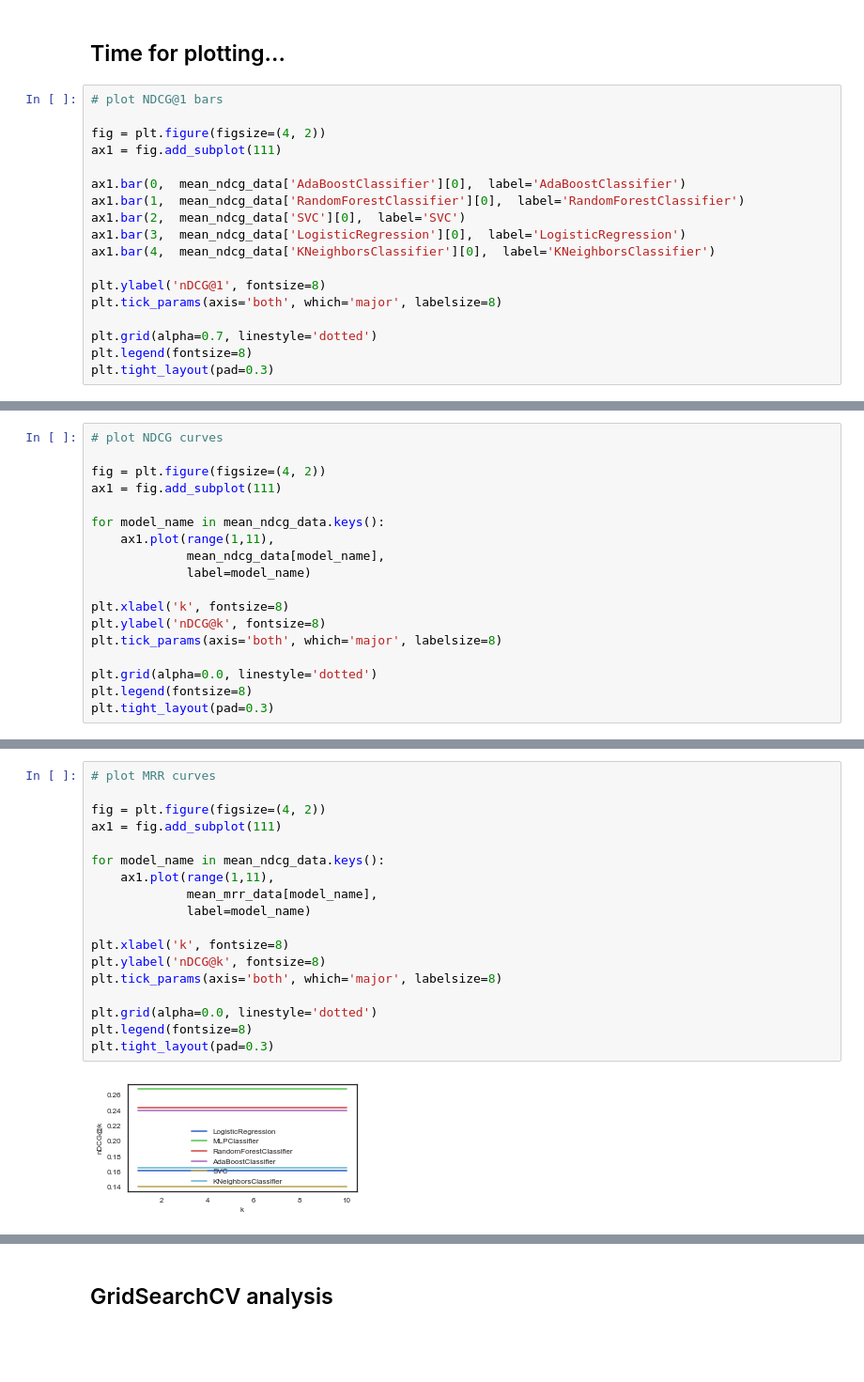
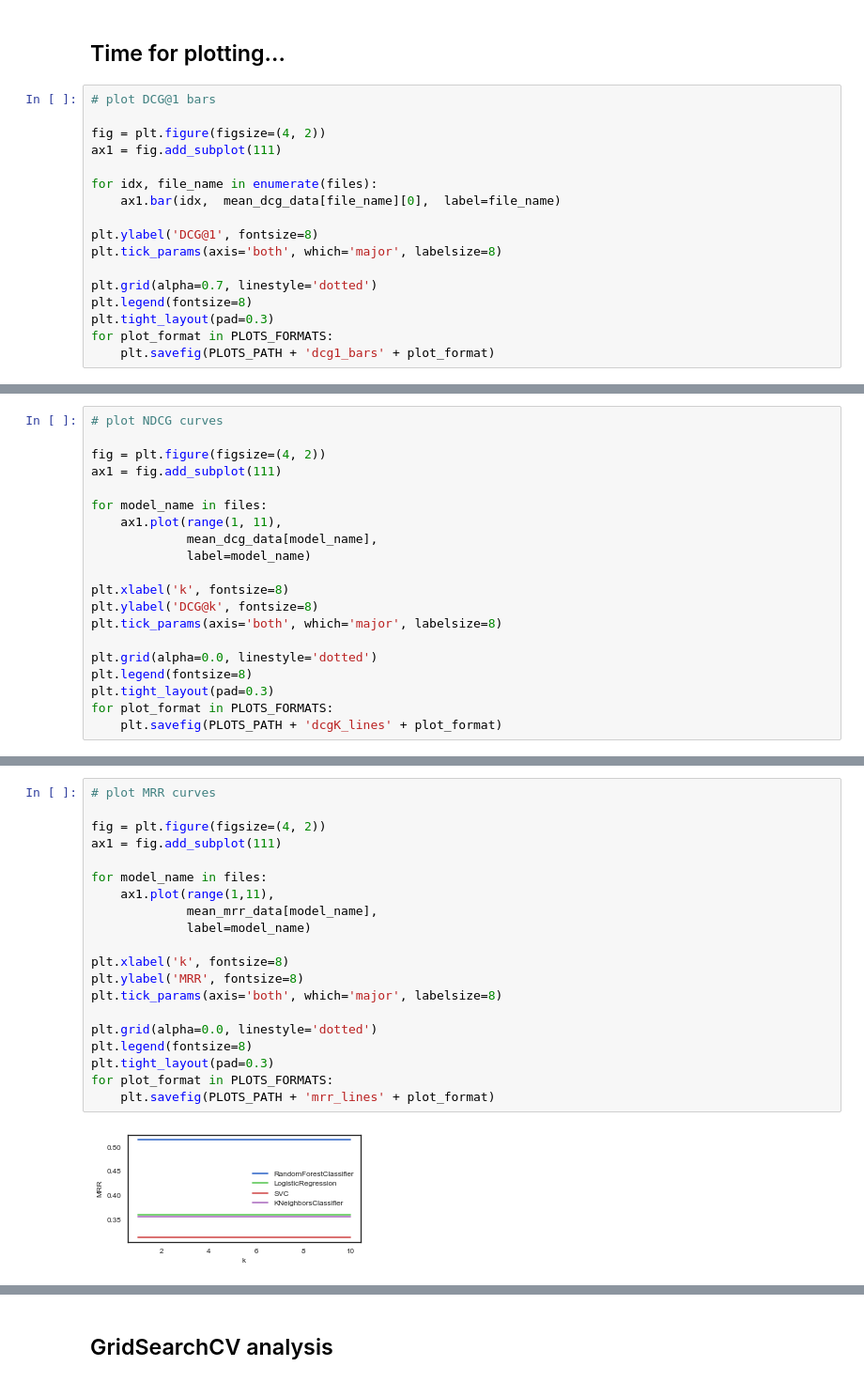
Before and after one commit to enricorotundo/StackexchangeDatadumpQualityAnnotator, a Jupyter notebook: Analysis/Tasks/BestAnswer/Performance Analysis.ipynb, the cells around one changed output, grey strips where cells are left out. Shown at 94% size. Cells and saved outputs as stored; diff of their text form; blank space fills up the shorter version.

```diff
--- a/Analysis/Tasks/BestAnswer/Performance Analysis.ipynb
+++ b/Analysis/Tasks/BestAnswer/Performance Analysis.ipynb
@@ -102,20 +129,19 @@ SVC
 # %% [markdown]
 ## Time for plotting...
 # %%
-# plot NDCG@1 bars
+# plot DCG@1 bars
 
 fig = plt.figure(figsize=(4, 2))
 ax1 = fig.add_subplot(111)
 
-ax1.bar(0,  mean_ndcg_data['AdaBoostClassifier'][0],  label='AdaBoostClassifier')
-ax1.bar(1,  mean_ndcg_data['RandomForestClassifier'][0],  label='RandomForestClassifier')
-ax1.bar(2,  mean_ndcg_data['SVC'][0],  label='SVC')
-ax1.bar(3,  mean_ndcg_data['LogisticRegression'][0],  label='LogisticRegression')
-ax1.bar(4,  mean_ndcg_data['KNeighborsClassifier'][0],  label='KNeighborsClassifier')
+for idx, file_name in enumerate(files):
+    ax1.bar(idx,  mean_dcg_data[file_name][0],  label=file_name)
 
-plt.ylabel('nDCG@1', fontsize=8)
+plt.ylabel('DCG@1', fontsize=8)
 plt.tick_params(axis='both', which='major', labelsize=8)
 
 plt.grid(alpha=0.7, linestyle='dotted')
 plt.legend(fontsize=8)
 plt.tight_layout(pad=0.3)
+for plot_format in PLOTS_FORMATS:
+    plt.savefig(PLOTS_PATH + 'dcg1_bars' + plot_format)
@@ -125,16 +153,18 @@ plt.tight_layout(pad=0.3)
 fig = plt.figure(figsize=(4, 2))
 ax1 = fig.add_subplot(111)
 
-for model_name in mean_ndcg_data.keys():
-    ax1.plot(range(1,11),
-             mean_ndcg_data[model_name],
+for model_name in files:
+    ax1.plot(range(1, 11),
+             mean_dcg_data[model_name],
              label=model_name)
 
 plt.xlabel('k', fontsize=8)
-plt.ylabel('nDCG@k', fontsize=8)
+plt.ylabel('DCG@k', fontsize=8)
 plt.tick_params(axis='both', which='major', labelsize=8)
 
 plt.grid(alpha=0.0, linestyle='dotted')
 plt.legend(fontsize=8)
 plt.tight_layout(pad=0.3)
+for plot_format in PLOTS_FORMATS:
+    plt.savefig(PLOTS_PATH + 'dcgK_lines' + plot_format)
 # %% [output]
@@ -142,20 +172,22 @@ plt.tight_layout(pad=0.3)
 # %%
 # plot MRR curves
 
 fig = plt.figure(figsize=(4, 2))
 ax1 = fig.add_subplot(111)
 
-for model_name in mean_ndcg_data.keys():
+for model_name in files:
     ax1.plot(range(1,11),
              mean_mrr_data[model_name],
              label=model_name)
 
 plt.xlabel('k', fontsize=8)
-plt.ylabel('nDCG@k', fontsize=8)
+plt.ylabel('MRR', fontsize=8)
 plt.tick_params(axis='both', which='major', labelsize=8)
 
 plt.grid(alpha=0.0, linestyle='dotted')
 plt.legend(fontsize=8)
 plt.tight_layout(pad=0.3)
+for plot_format in PLOTS_FORMATS:
+    plt.savefig(PLOTS_PATH + 'mrr_lines' + plot_format)
 # %% [output]
-[figure, old version]
+[figure, new version]
```
Also changed, not shown: parts of 10 cells of this notebook.
